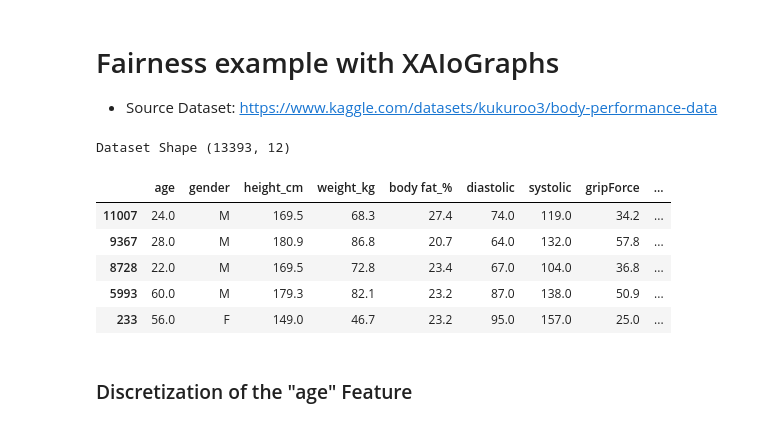
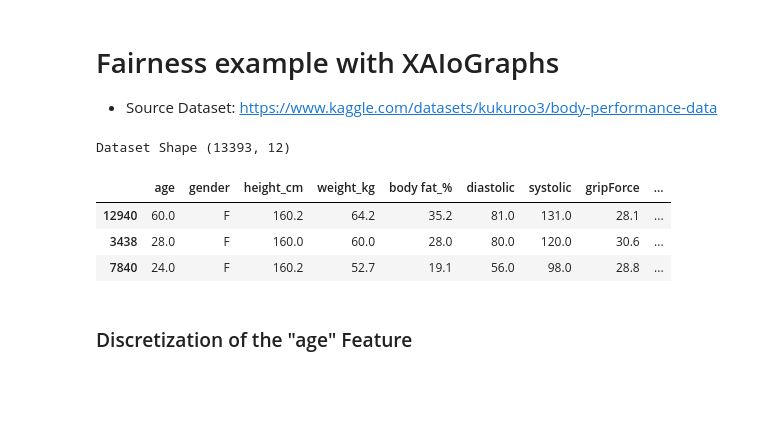
Before and after one commit to Telefonica/XAIoGraphs, a Jupyter notebook: examples/Fairness_example/fairness_xaiographs_example.ipynb, the cells around one changed output. Saved outputs shown, nothing was run; the diff lists cells and outputs as text; code cells hidden in the pictures; blank space fills up the shorter version.

```diff
--- a/examples/Fairness_example/fairness_xaiographs_example.ipynb
+++ b/examples/Fairness_example/fairness_xaiographs_example.ipynb
@@ -6,18 +6,16 @@
 # %%
 import pandas as pd
 
 # Read Dataset
 df = pd.read_csv('../../datasets/bodyPerformance.csv').rename({'class': 'y_true'}, axis=1)
 print('Dataset Shape {}'.format(df.shape))
-df.sample(5)
+df.sample(3)
 # %% [output]
 Dataset Shape (13393, 12)
 |  | age | gender | height_cm | weight_kg | body fat_% | diastolic | systolic | gripForce | ... |
-| 11007 | 24.0 | M | 169.5 | 68.3 | 27.4 | 74.0 | 119.0 | 34.2 | ... |
-| 9367 | 28.0 | M | 180.9 | 86.8 | 20.7 | 64.0 | 132.0 | 57.8 | ... |
-| 8728 | 22.0 | M | 169.5 | 72.8 | 23.4 | 67.0 | 104.0 | 36.8 | ... |
-| 5993 | 60.0 | M | 179.3 | 82.1 | 23.2 | 87.0 | 138.0 | 50.9 | ... |
-| 233 | 56.0 | F | 149.0 | 46.7 | 23.2 | 95.0 | 157.0 | 25.0 | ... |
+| 12940 | 60.0 | F | 160.2 | 64.2 | 35.2 | 81.0 | 131.0 | 28.1 | ... |
+| 3438 | 28.0 | F | 160.0 | 60.0 | 28.0 | 80.0 | 120.0 | 30.6 | ... |
+| 7840 | 24.0 | F | 160.2 | 52.7 | 19.1 | 56.0 | 98.0 | 28.8 | ... |
 # %% [markdown]
 ### Discretization of the "age" Feature
 # %%
```
Also changed, not shown: parts of 4 cells of this notebook, 1 other file.
